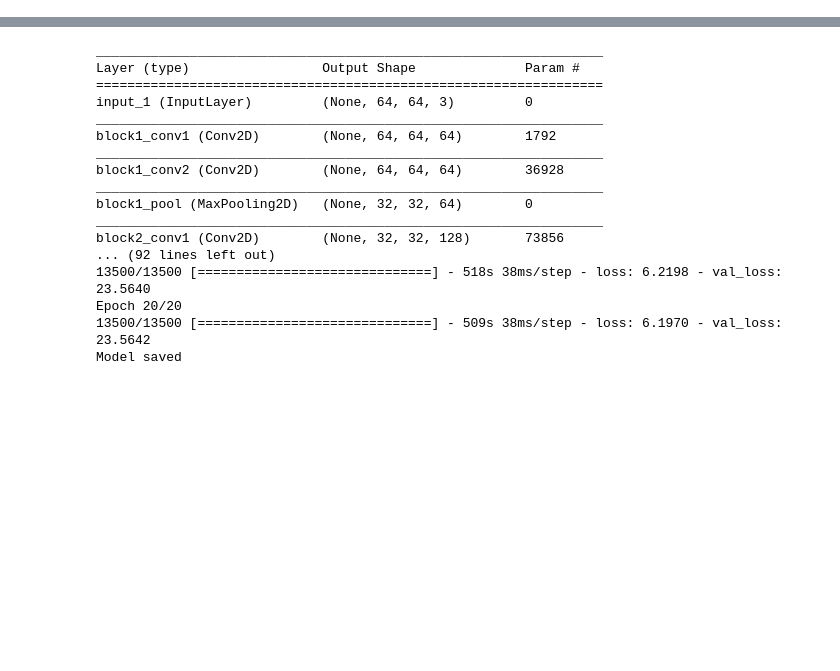
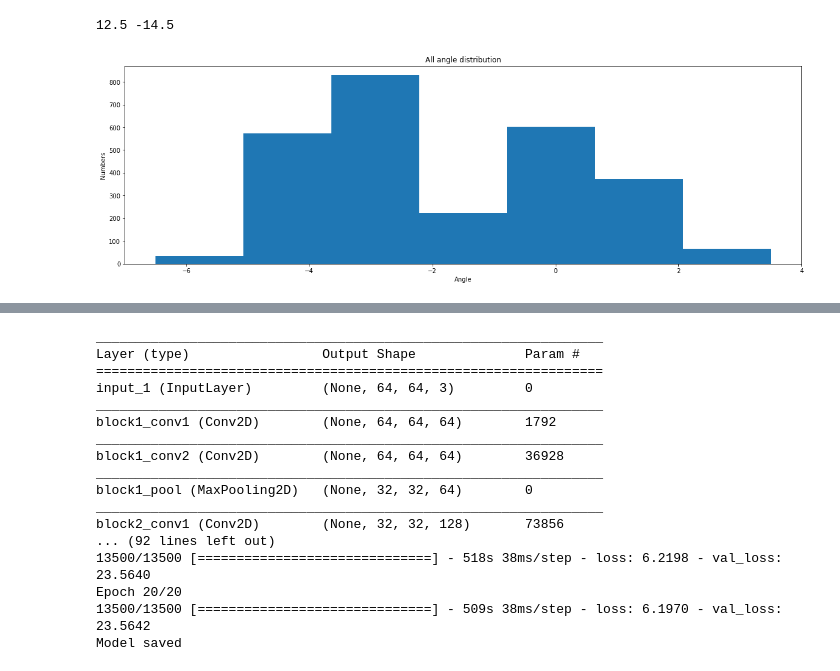
Before and after one commit to meizeidexzh/machinelearning-1, a Jupyter notebook: deep_tesla/deeptesla.ipynb, the cells around one changed output, grey strips where cells are left out. Drawn from its saved outputs; the diff is of its cells as text; code cells hidden in the pictures; blank space fills up the shorter version.

```diff
--- a/deep_tesla/deeptesla.ipynb
+++ b/deep_tesla/deeptesla.ipynb
@@ -80,0 +88,22 @@ Shape:x = (10, 64, 64, 3) y = (10, 1)
+# %%
+#标注数据可视化展示
+labels = []
+for i in ['01','02','03','04','05','06','07','08','09','10']:
+    label = utils.get_human_steering(i)
+    if(len(labels)==0):
+        labels=label
+    else:
+        labels.extend(label)
+
+print(labels[np.argmax(labels)-10],labels[np.argmin(labels)-10])
+
+fig = plt.figure(figsize=(20, 6))
+ax = fig.add_subplot(111)
+ax.hist(label, bins=7)
+plt.title('All angle distribution')
+plt.xlabel('Angle')
+plt.ylabel('Numbers')
+plt.show()
+# %% [output]
+12.5 -14.5
+[figure, added]
```
Also changed, not shown: parts of 6 cells of this notebook, 2 other files.
